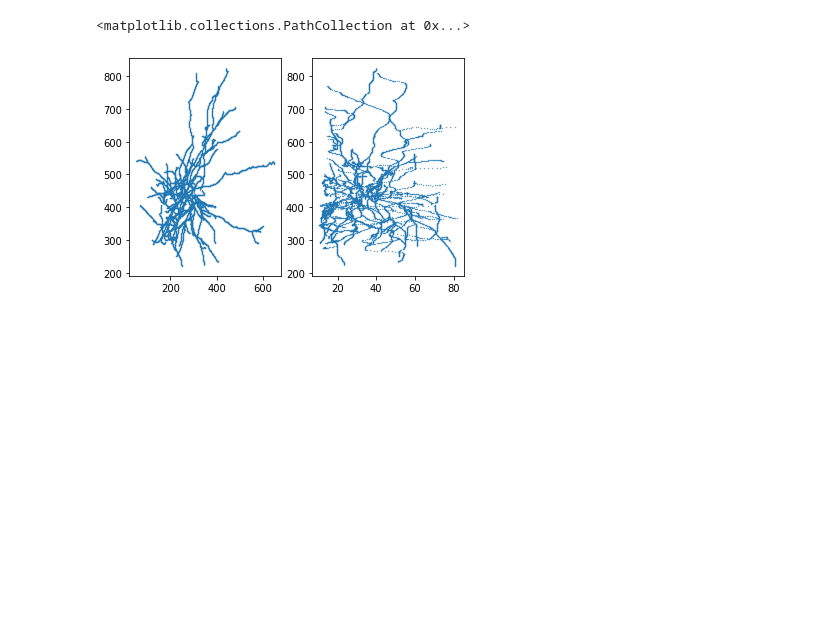
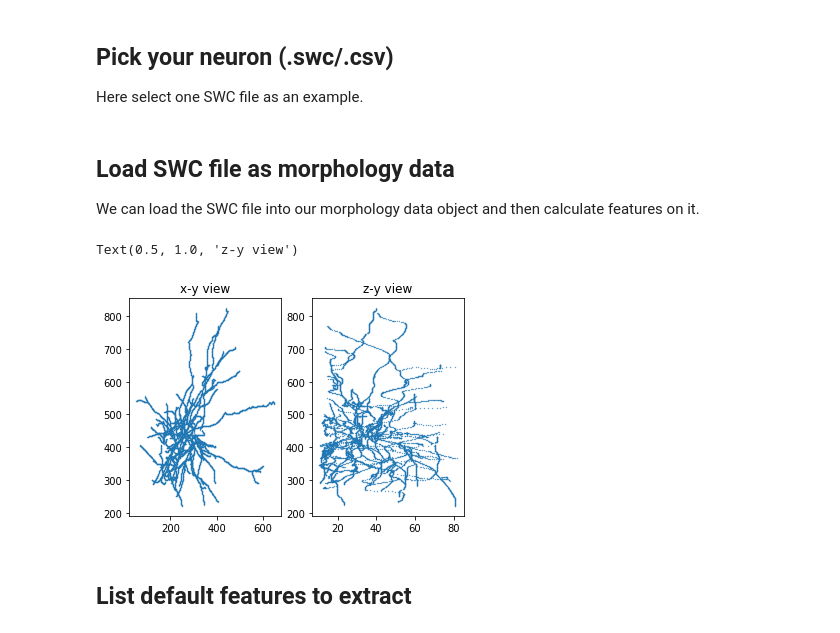
Before and after one commit to AllenInstitute/neuron_morphology, a Jupyter notebook: notebooks/default_features_IVSCC_example.ipynb, the cells around one changed output. Saved outputs shown, nothing was run; the diff lists cells and outputs as text; code cells hidden in the pictures; blank space fills up the shorter version.

Commit message:
add example jupyter notebooks

```diff
--- a/notebooks/default_features_IVSCC_example.ipynb
+++ b/notebooks/default_features_IVSCC_example.ipynb
@@ -13,3 +24,7 @@ from neuron_morphology.features.default_features import default_features
+# %% [markdown]
+## Pick your neuron (.swc/.csv)
+
+Here select one SWC file as an example.
 # %%
 def data_from_url(morphology_url):
     morphology_swc = StringIO(requests.get(morphology_url).text)
@@ -19,22 +34,34 @@ def data_from_url(morphology_url):
     return Data(morphology_from_swc(morphology_swc))
 
 # fetch a published reconstruction
-test_data = data_from_url("http://celltypes.brain-map.org/api/v2/well_known_file_download/491120375")
+IVSCC_swc_file = "http://celltypes.brain-map.org/api/v2/well_known_file_download/491120375"
+# %% [markdown]
+## Load SWC file as morphology data
+
+We can load the SWC file into our morphology data object and then calculate features on it.
 # %%
-import matplotlib.pyplot as plt
+# fetch a published reconstruction
+test_data = data_from_url(IVSCC_swc_file)
+
+# directly load a swc file given its file path
+# test_data = Data(morphology_from_swc(IVSCC_swc_file))
 
 nodes = test_data.morphology.nodes()
 
 x = [node['x'] for node in nodes]
 y = [node['y'] for node in nodes]
 z = [node['z'] for node in nodes]
 
 fig, ax = plt.subplots(1, 2)
 ax[0].scatter(x, y, s=0.1)
+ax[0].set_title('x-y view')
 ax[1].scatter(z, y, s=0.1)
+ax[1].set_title('z-y view')
 # %% [output]
-<matplotlib.collections.PathCollection at 0x...>
+Text(0.5, 1.0, 'z-y view')
-[figure, old version]
+[figure, new version]
+# %% [markdown]
+## List default features to extract
 # %%
 default_features
 # %% [output]
```
Also changed, not shown: parts of 11 cells of this notebook, 4 other files.
